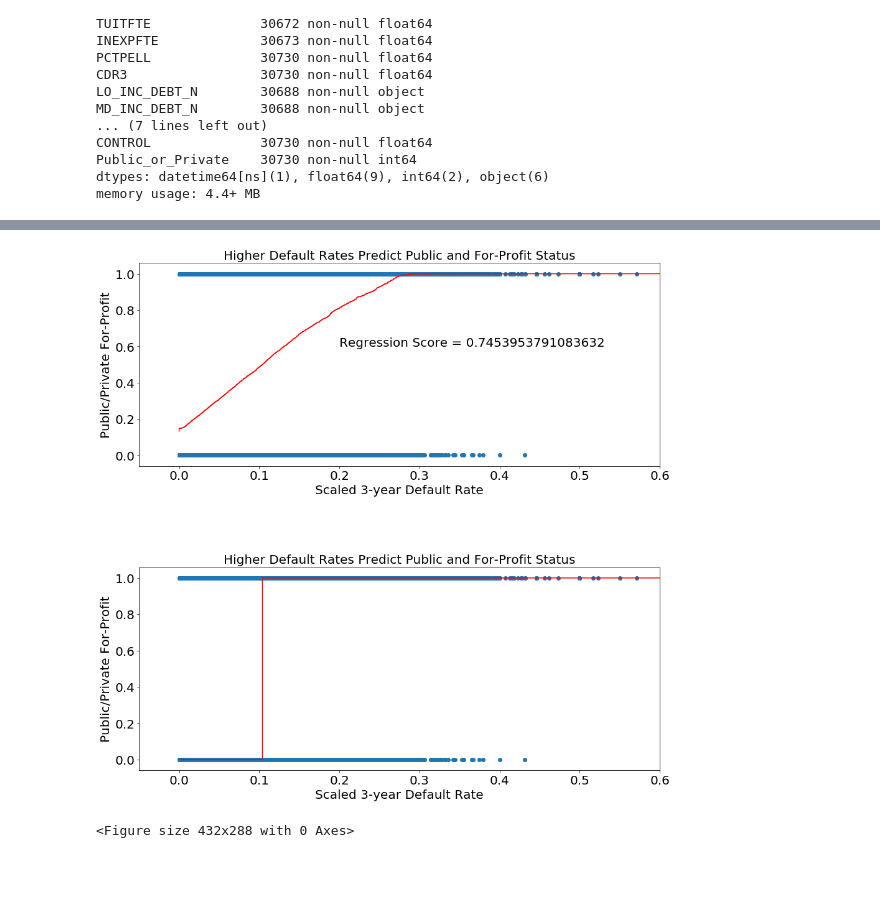
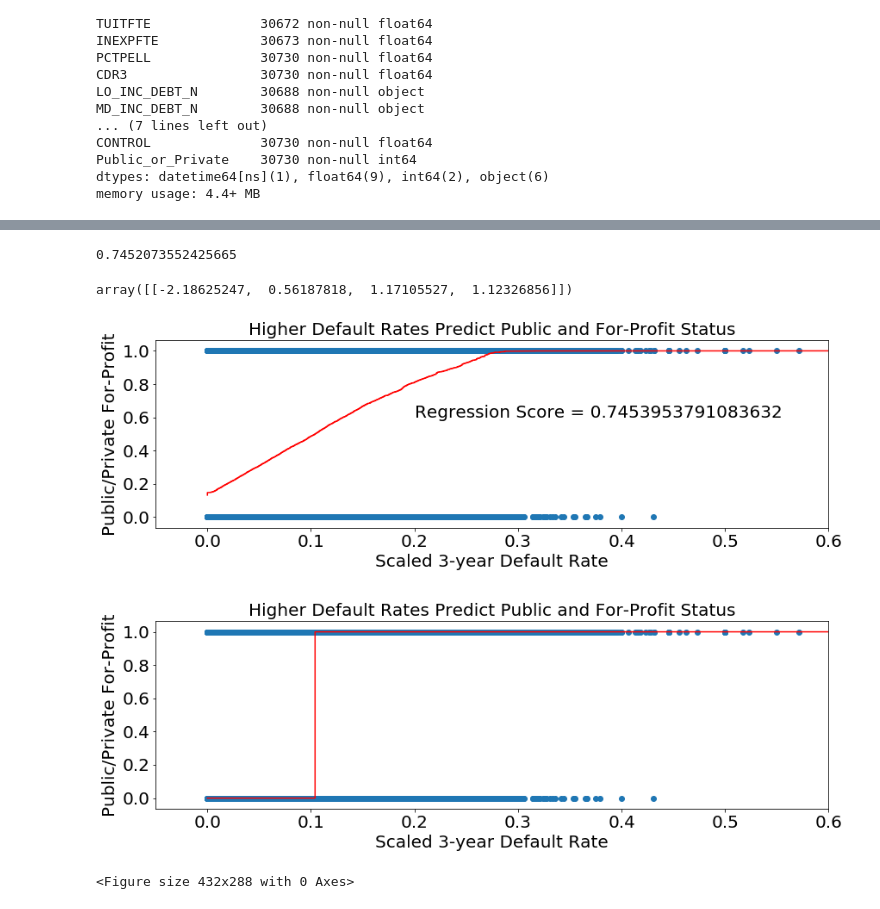
Before and after one commit to CliffordBridges/College-Scorecards-Uses-and-Insights, a Jupyter notebook: CMB_Data_Gathering.ipynb, the cells around one changed output, grey strips where cells are left out. Drawn from its saved outputs; the diff is of its cells as text; code cells hidden in the pictures; blank space fills up the shorter version.

```diff
--- a/CMB_Data_Gathering.ipynb
+++ b/CMB_Data_Gathering.ipynb
@@ -35,3 +37,6 @@ CONTROL              30730 non-null float64
 Public_or_Private    30730 non-null int64
 dtypes: datetime64[ns](1), float64(9), int64(2), object(6)
 memory usage: 4.4+ MB
+# %%
+filled_full_df_nonans = fxn.quick_clean(filled_full_df_nonans, columns=['TUITFTE', 'PELL_EVER'])
+filled_full_df_nonans.info()
@@ -38,35 +61,42 @@ memory usage: 4.4+ MB
 # %%
-logreg = fxn.create_logistic_regression(filled_full_df_nonans, ['CDR3', 'HI_INC_DEBT_N'], 'Public_or_Private')
-score = logreg.score(filled_full_df_nonans[['CDR3', 'HI_INC_DEBT_N']], filled_full_df_nonans['Public_or_Private'])
+logreg = fxn.create_logistic_regression(filled_full_df_nonans, ['HIGHDEG', 'PCTPELL', 'CDR3', 'HI_INC_DEBT_N'], 'Public_or_Private')
+score = logreg.score(filled_full_df_nonans[['HIGHDEG', 'PCTPELL', 'CDR3', 'HI_INC_DEBT_N']], filled_full_df_nonans['Public_or_Private'])
+score
+# %% [output]
+0.7452073552425665
+# %%
+logreg.coef_
+# %% [output]
+array([[-2.18625247,  0.56187818,  1.17105527,  1.12326856]])
 # %%
-fig = plt.figure(figsize=(15,15))
+fig = plt.figure(figsize=(14,10))
 
 ax1 = fig.add_subplot(211)
 plt.scatter('CDR3', 'Public_or_Private', data=filled_full_df_nonans)
 # plt.plot(df.CDR3.sort_values(), df.Predicted_Public_or_Private.sort_values(), c='r')
 plt.plot(filled_full_df_nonans.CDR3.sort_values(), filled_full_df_nonans.ProbCorrect_Predicted_Public_or_Private.sort_values(), c='r')
 plt.xlabel('Scaled 3-year Default Rate', fontsize=20)
 plt.ylabel('Public/Private For-Profit', fontsize=20)
 plt.title('Higher Default Rates Predict Public and For-Profit Status', fontsize=20)
 plt.xticks(fontsize=20)
 plt.yticks(fontsize=20)
 plt.text(0.2, 0.6,  f'Regression Score = {score}', fontsize=20)
 plt.xlim(-0.05,0.6)
 
 ax2 = fig.add_subplot(212)
 plt.scatter('CDR3', 'Public_or_Private', data=filled_full_df_nonans)
 plt.plot(filled_full_df_nonans.CDR3.sort_values(), filled_full_df_nonans.Predicted_Public_or_Private.sort_values(), c='r')
 plt.xlabel('Scaled 3-year Default Rate', fontsize=20)
 plt.ylabel('Public/Private For-Profit', fontsize=20)
 plt.title('Higher Default Rates Predict Public and For-Profit Status', fontsize=20)
 plt.xticks(fontsize=20)
 plt.yticks(fontsize=20)
 plt.xlim(-0.05,0.6)
 
 plt.subplots_adjust(hspace=0.5)
 plt.show()
 
-plt.savefig('LogisticRegression')
+plt.savefig('LogisticRegression.jpeg')
 # %% [output]
-[figure, old version]
+[figure, new version]
 <Figure size 432x288 with 0 Axes>
```
Also changed, not shown: parts of 4 cells of this notebook, 2 other files.
